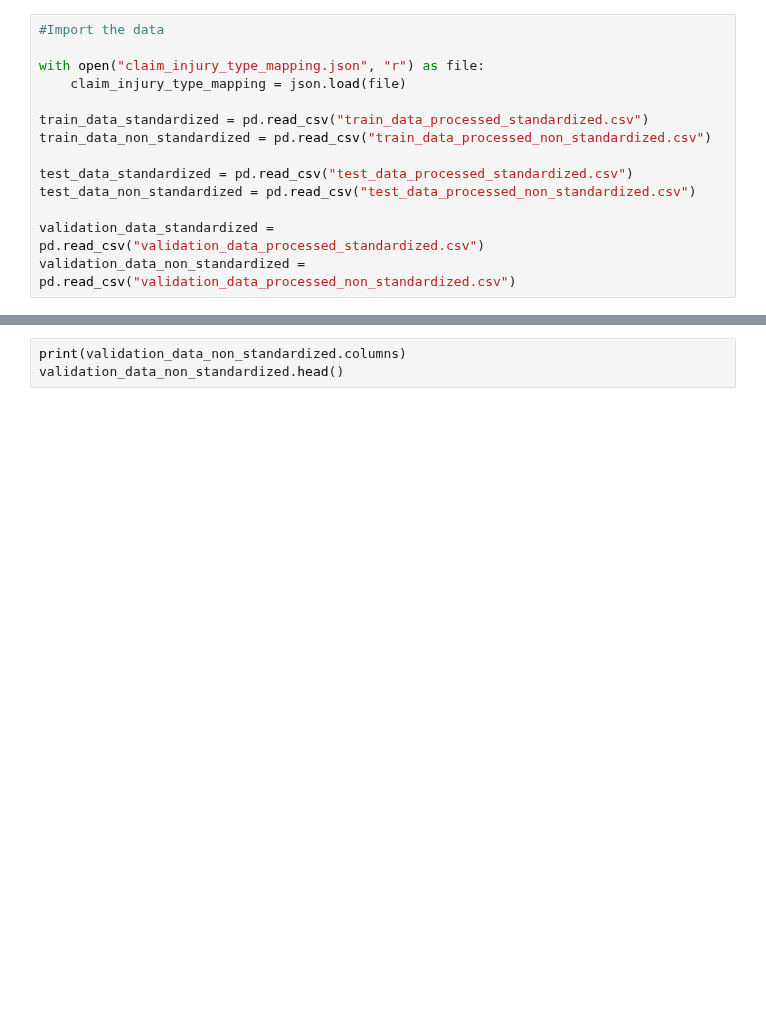
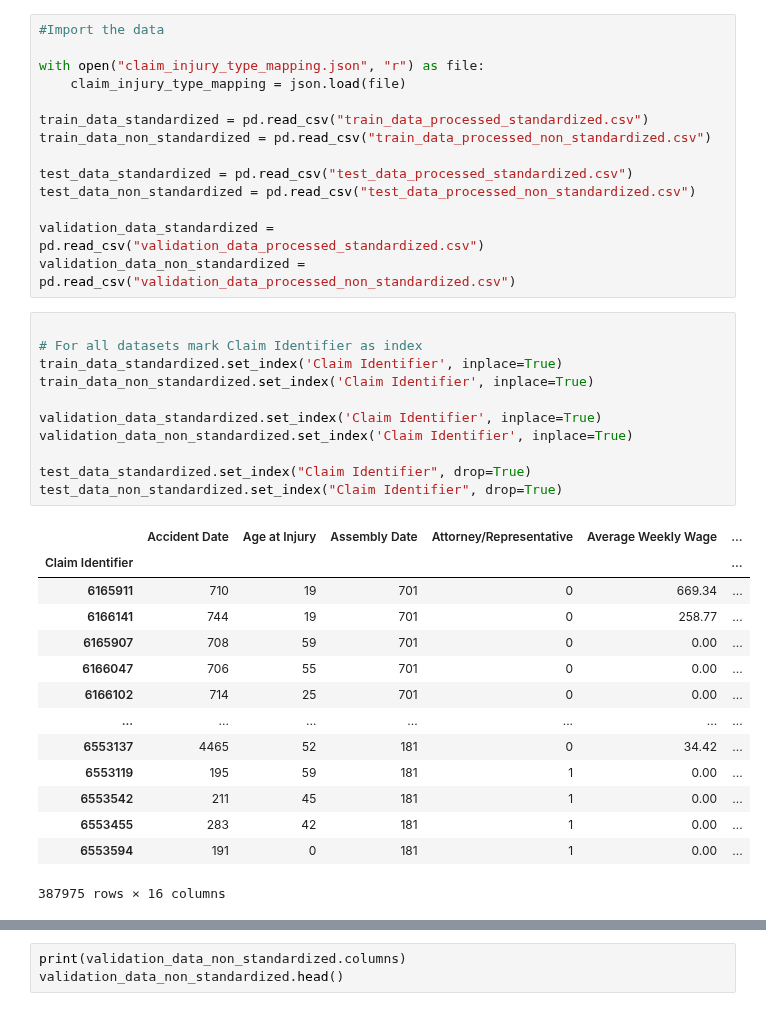
Before and after one commit to OnniMansikkamaki/ML_Project_G39_2024, a Jupyter notebook: codes/KNN_and_Neural_Networks.ipynb, the cells around one changed output, grey strips where cells are left out. Drawn from its saved outputs; the diff is of its cells as text; blank space fills up the shorter version.

```diff
--- a/codes/KNN_and_Neural_Networks.ipynb
+++ b/codes/KNN_and_Neural_Networks.ipynb
@@ -69,6 +69,32 @@ test_data_non_standardized = pd.read_csv("test_data_processed_non_standardized.c
 
 validation_data_standardized = pd.read_csv("validation_data_processed_standardized.csv")
 validation_data_non_standardized = pd.read_csv("validation_data_processed_non_standardized.csv")
+# %%
+
+# For all datasets mark Claim Identifier as index
+train_data_standardized.set_index('Claim Identifier', inplace=True)
+train_data_non_standardized.set_index('Claim Identifier', inplace=True)
+
+validation_data_standardized.set_index('Claim Identifier', inplace=True)
+validation_data_non_standardized.set_index('Claim Identifier', inplace=True)
+
+test_data_standardized.set_index("Claim Identifier", drop=True)
+test_data_non_standardized.set_index("Claim Identifier", drop=True)
+# %% [output]
+|  | Accident Date | Age at Injury | Assembly Date | Attorney/Representative | Average Weekly Wage | ... |
+| Claim Identifier |  |  |  |  |  | ... |
+| 6165911 | 710 | 19 | 701 | 0 | 669.34 | ... |
+| 6166141 | 744 | 19 | 701 | 0 | 258.77 | ... |
+| 6165907 | 708 | 59 | 701 | 0 | 0.00 | ... |
+| 6166047 | 706 | 55 | 701 | 0 | 0.00 | ... |
+| 6166102 | 714 | 25 | 701 | 0 | 0.00 | ... |
+| ... | ... | ... | ... | ... | ... | ... |
+| 6553137 | 4465 | 52 | 181 | 0 | 34.42 | ... |
+| 6553119 | 195 | 59 | 181 | 1 | 0.00 | ... |
+| 6553542 | 211 | 45 | 181 | 1 | 0.00 | ... |
+| 6553455 | 283 | 42 | 181 | 1 | 0.00 | ... |
+| 6553594 | 191 | 0 | 181 | 1 | 0.00 | ... |
+387975 rows × 16 columns
 # %%
 # Check the data
 print(train_data_standardized.columns)
```
Also changed, not shown: parts of 14 cells of this notebook, 4 other files.
